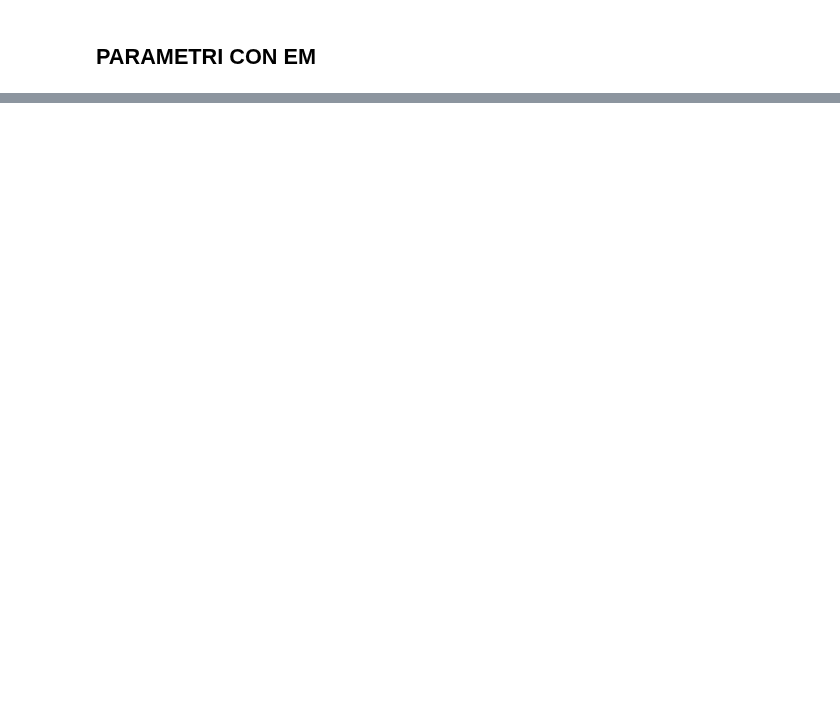
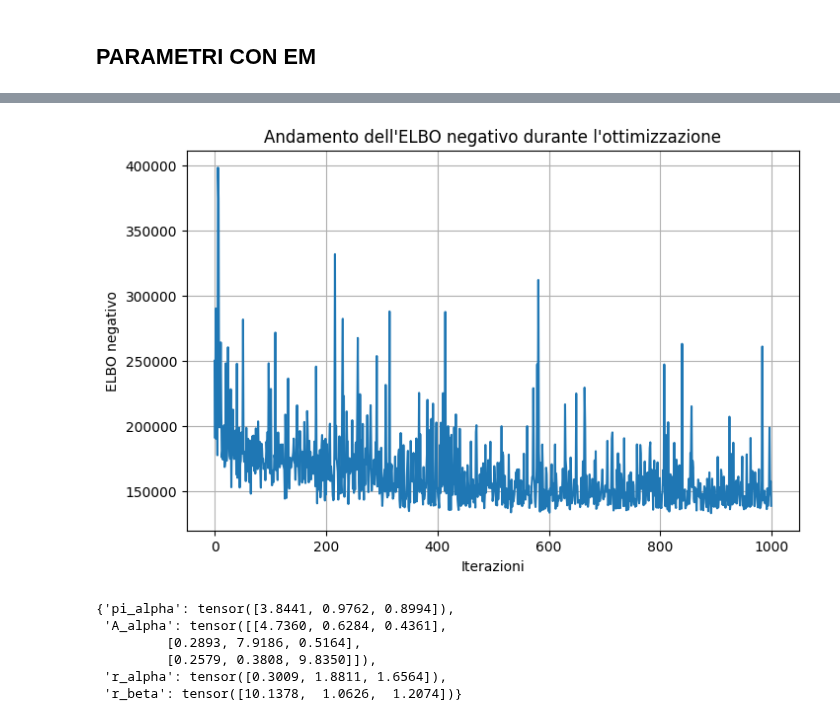
Before and after one commit to erikdeluca/Blood-Donors, a Jupyter notebook: Python/Number of latent states.ipynb, the cells around one changed output, grey strips where cells are left out. Saved outputs shown, nothing was run; the diff lists cells and outputs as text; code cells hidden in the pictures; blank space fills up the shorter version.

```diff
--- a/Python/Number of latent states.ipynb
+++ b/Python/Number of latent states.ipynb
@@ -750 +632,12 @@ ValueError: setting an array element with a sequence.
+# %%
+el , probi = fit_hmm(3, obs_torch, n_steps=1000, lr=0.01, seed=0, verbose=False)
+probi
+# %% [output]
+[figure, added]
+{'pi_alpha': tensor([3.8441, 0.9762, 0.8994]),
+ 'A_alpha': tensor([[4.7360, 0.6284, 0.4361],
+         [0.2893, 7.9186, 0.5164],
+         [0.2579, 0.3808, 9.8350]]),
+ 'r_alpha': tensor([0.3009, 1.8811, 1.6564]),
+ 'r_beta': tensor([10.1378,  1.0626,  1.2074])}
 # %%
```
Also changed, not shown: parts of 43 cells of this notebook.
